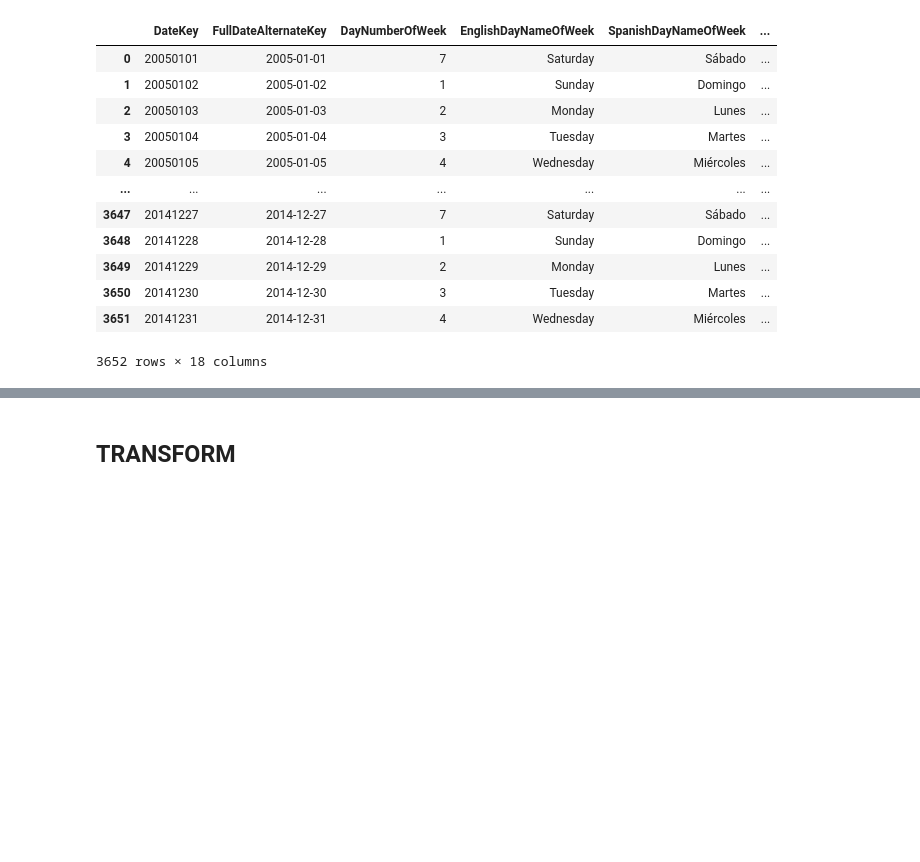
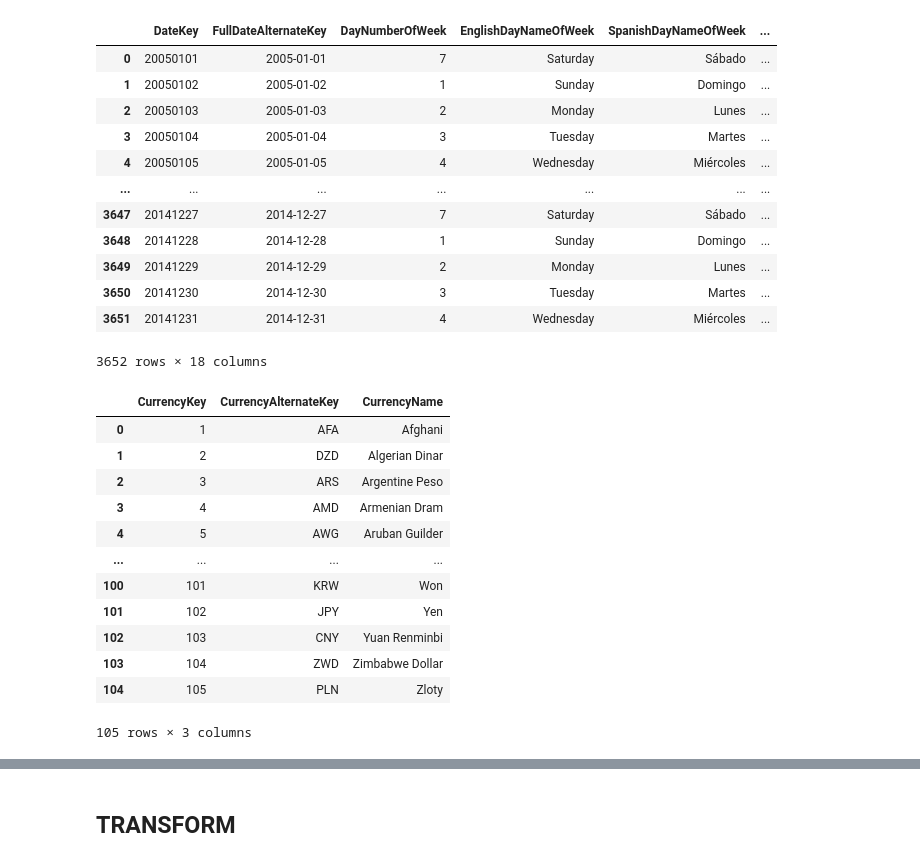
Before and after one commit to paulrojasg/data_science_part_4, a Jupyter notebook: FactInternetSales.ipynb, the cells around one changed output, grey strips where cells are left out. Cells and saved outputs as stored; diff of their text form; code cells hidden in the pictures; blank space fills up the shorter version.

```diff
--- a/FactInternetSales.ipynb
+++ b/FactInternetSales.ipynb
@@ -128,3 +128,20 @@ dim_dates
 | 3650 | 20141230 | 2014-12-30 | 3 | Tuesday | Martes | ... |
 | 3651 | 20141231 | 2014-12-31 | 4 | Wednesday | Miércoles | ... |
 3652 rows × 18 columns
+# %%
+dim_currency = pd.read_sql_query('SELECT * FROM "DimCurrency";', db_etl)
+dim_currency
+# %% [output]
+|  | CurrencyKey | CurrencyAlternateKey | CurrencyName |
+| 0 | 1 | AFA | Afghani |
+| 1 | 2 | DZD | Algerian Dinar |
+| 2 | 3 | ARS | Argentine Peso |
+| 3 | 4 | AMD | Armenian Dram |
+| 4 | 5 | AWG | Aruban Guilder |
+| ... | ... | ... | ... |
+| 100 | 101 | KRW | Won |
+| 101 | 102 | JPY | Yen |
+| 102 | 103 | CNY | Yuan Renminbi |
+| 103 | 104 | ZWD | Zimbabwe Dollar |
+| 104 | 105 | PLN | Zloty |
+105 rows × 3 columns
```
Also changed, not shown: parts of 14 cells of this notebook, 1 other file.
